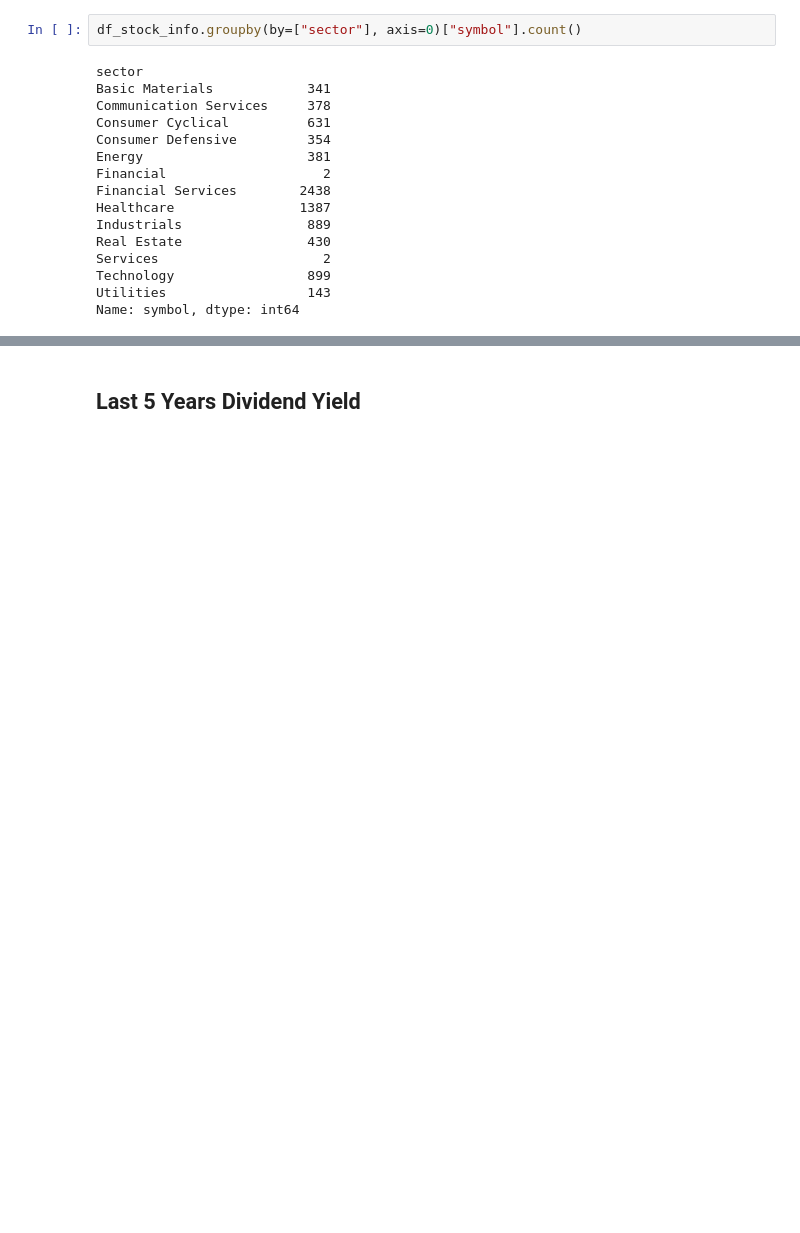
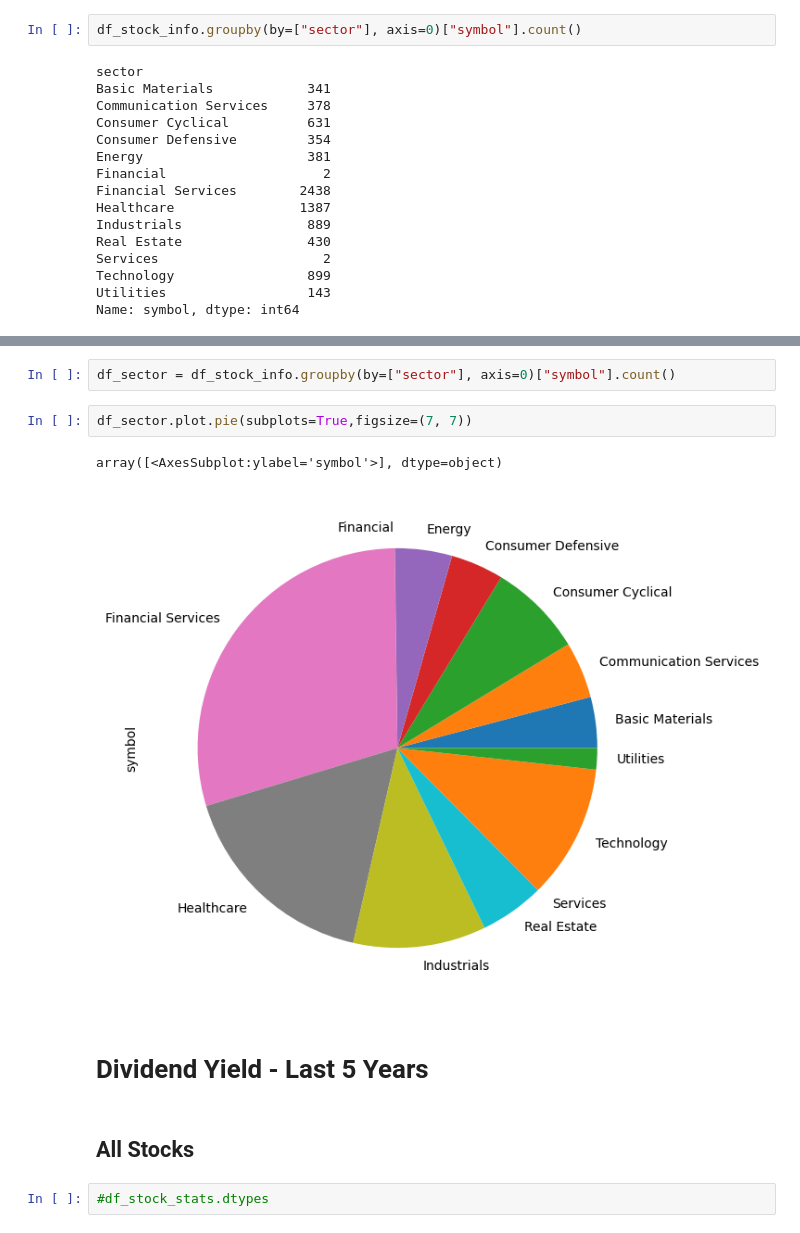
Before and after one commit to alpha2phi-platform/alphalib, a Jupyter notebook: 02_fundamental.ipynb, the cells around one changed output, grey strips where cells are left out. Drawn from its saved outputs; the diff is of its cells as text; blank space fills up the shorter version.

```diff
--- a/02_fundamental.ipynb
+++ b/02_fundamental.ipynb
@@ -68,3 +109,14 @@ Name: symbol, dtype: int64
+# %%
+df_sector = df_stock_info.groupby(by=["sector"], axis=0)["symbol"].count()
+# %%
+df_sector.plot.pie(subplots=True,figsize=(7, 7))
+# %% [output]
+array([<AxesSubplot:ylabel='symbol'>], dtype=object)
+[figure, added]
 # %% [markdown]
-## Last 5 Years Dividend Yield
+# Dividend Yield - Last 5 Years
+# %% [markdown]
+## All Stocks
+# %%
+#df_stock_stats.dtypes
 # %%
```
Also changed, not shown: parts of 59 cells of this notebook, 2 other files.
